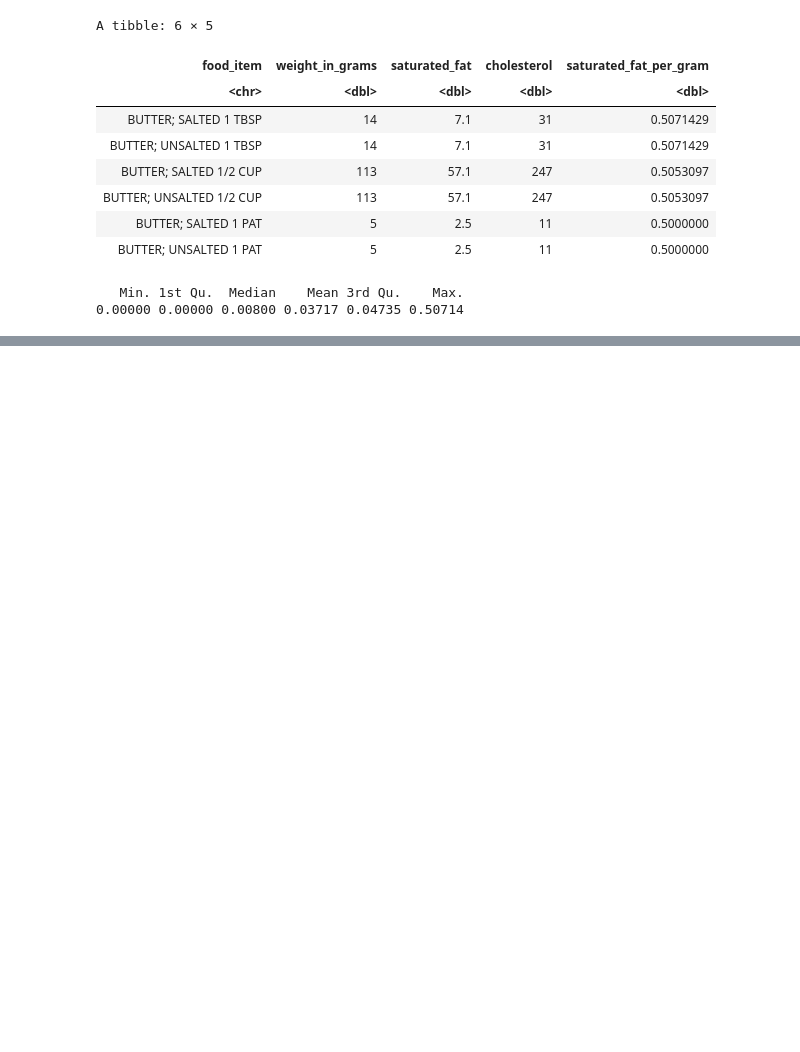
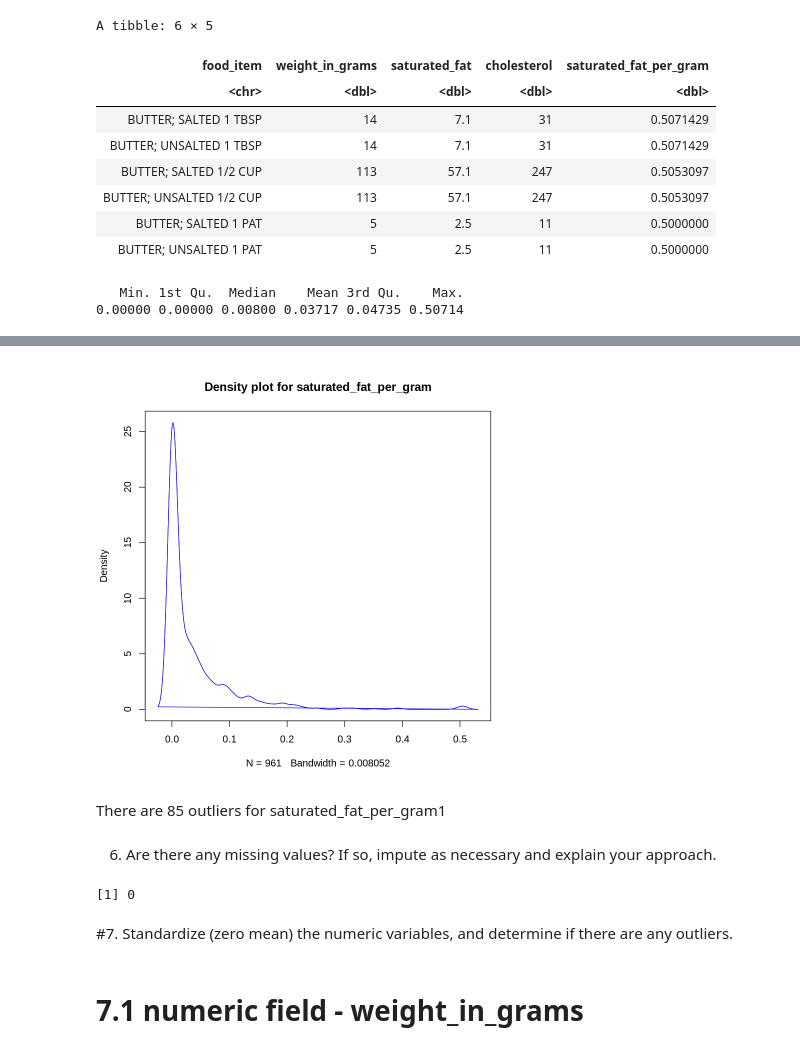
Before and after one commit to sg758253/IDS, a Jupyter notebook: HW4/problem2_r.ipynb, the cells around one changed output, grey strips where cells are left out. Saved outputs shown, nothing was run; the diff lists cells and outputs as text; code cells hidden in the pictures; blank space fills up the shorter version.

```diff
--- a/HW4/problem2_r.ipynb
+++ b/HW4/problem2_r.ipynb
@@ -71,3 +85,8 @@ summary(df$saturated_fat_per_gram)
 0.00000 0.00000 0.00800 0.03717 0.04735 0.50714
 # %%
 zscore=abs((df$saturated_fat_per_gram-mean(df$saturated_fat_per_gram))/sd(df$saturated_fat_per_gram))
+# %%
+mean = mean(df$saturated_fat_per_gram)
+std = sd(df$saturated_fat_per_gram)
+df['saturated_fat_per_gram1'] = (df$saturated_fat_per_gram-mean)/std
+head(df)
@@ -81,0 +122,21 @@ IQR
+# %%
+#Density Plot for  df_saturated_fat_per_gram
+par(mfrow=c(1,1))
+saturated_fat_per_gram_1 <- density(df$saturated_fat_per_gram)
+plot(saturated_fat_per_gram_1, main="Density plot for saturated_fat_per_gram")
+polygon(saturated_fat_per_gram_1, col="white", border="blue")
+# %% [output]
+[figure, added]
+# %% [markdown]
+There are 85 outliers for saturated_fat_per_gram1
+# %% [markdown]
+6. Are there any missing values? If so, impute as necessary and explain your approach.
+# %%
+#Checking missing values
+sum(is.na(df))
+# %% [output]
+[1] 0
+# %% [markdown]
+#7. Standardize (zero mean) the numeric variables, and determine if there are any outliers.
+# %% [markdown]
+# 7.1 numeric field - weight_in_grams
```
Also changed, not shown: parts of 27 cells of this notebook.
